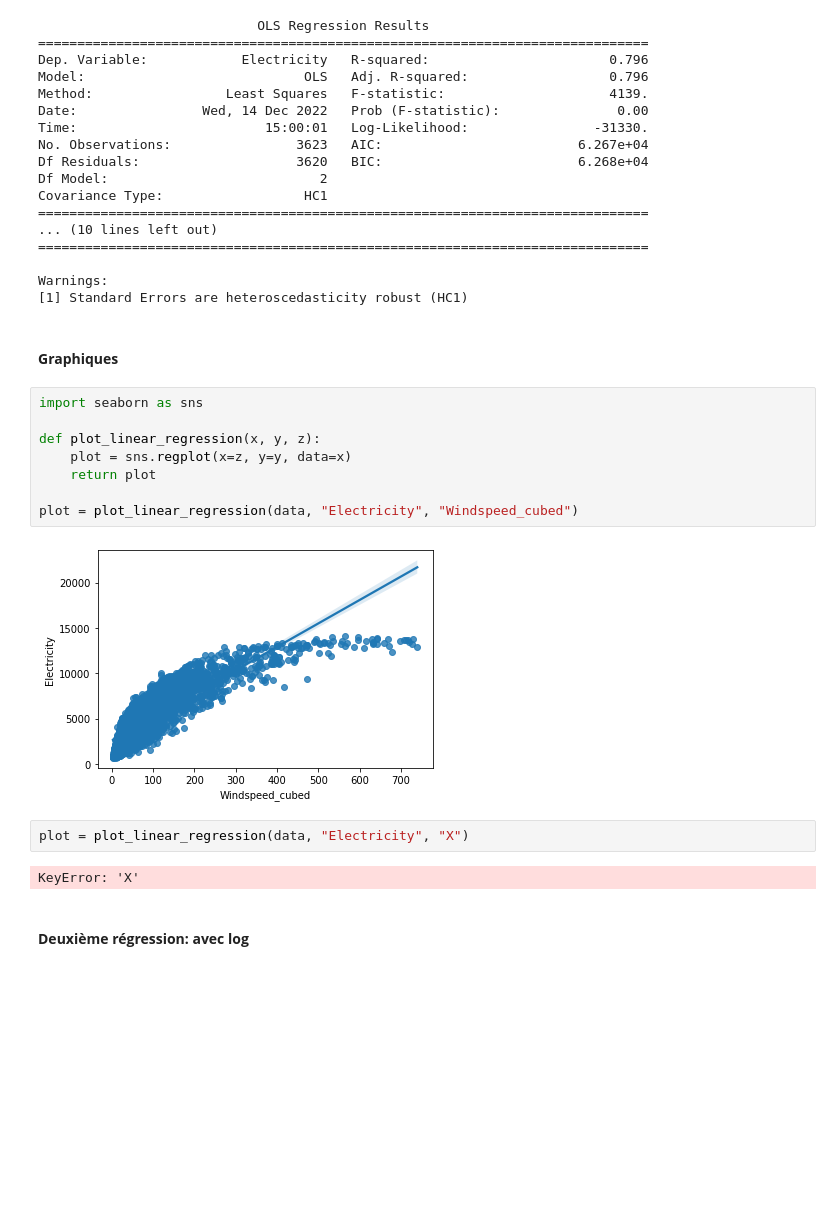
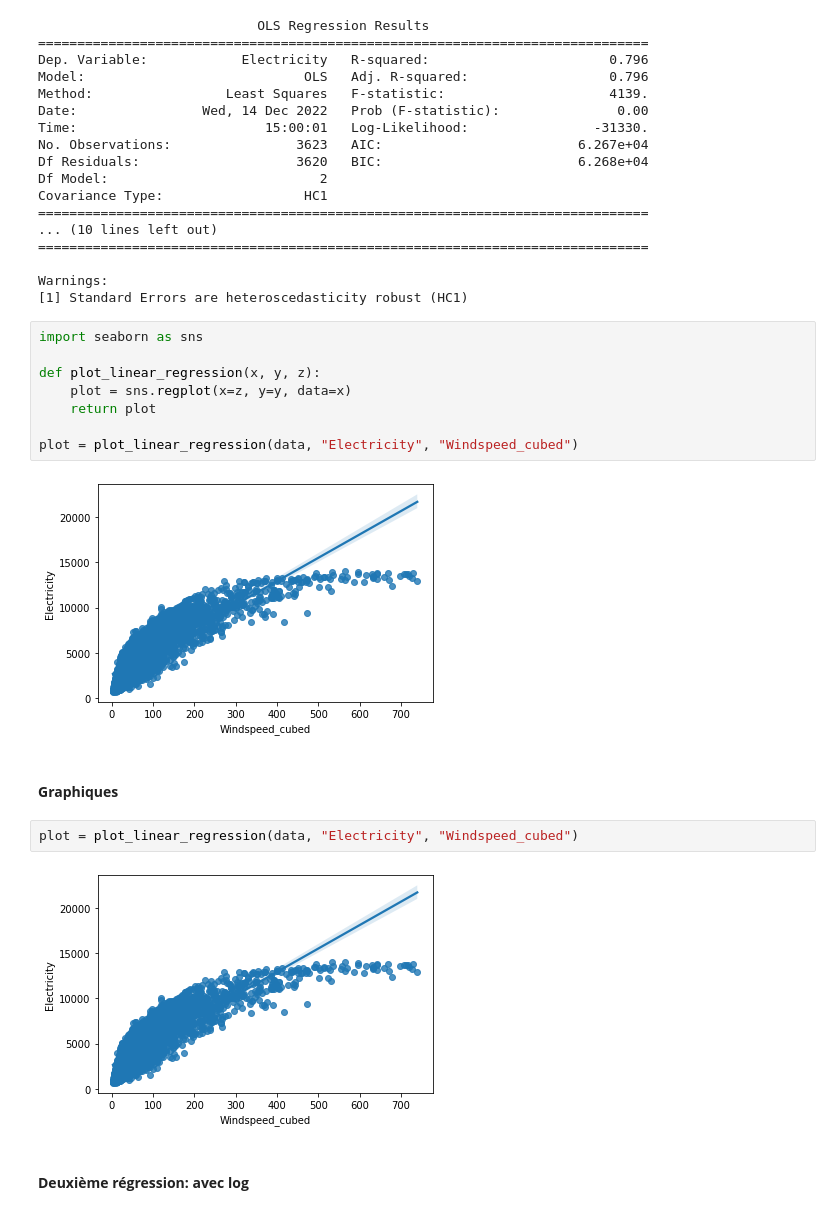
Before and after one commit to Basso42/Production-eolienne-ENSAE, a Jupyter notebook: Modélisation.ipynb, the cells around one changed output. Cells and saved outputs as stored; diff of their text form; blank space fills up the shorter version.

```diff
--- a/Modélisation.ipynb
+++ b/Modélisation.ipynb
@@ -368,22 +368,22 @@ Covariance Type:                  HC1
 
 Warnings:
 [1] Standard Errors are heteroscedasticity robust (HC1)
+# %%
+import seaborn as sns
+
+def plot_linear_regression(x, y, z):
+    plot = sns.regplot(x=z, y=y, data=x)
+    return plot
+
+plot = plot_linear_regression(data, "Electricity", "Windspeed_cubed")
+# %% [output]
+[figure, added]
 # %% [markdown]
 #### **Graphiques**
-# %%
-import seaborn as sns
-
-def plot_linear_regression(x, y, z):
-    plot = sns.regplot(x=z, y=y, data=x)
-    return plot
-
-plot = plot_linear_regression(data, "Electricity", "Windspeed_cubed")
-# %% [output]
-[figure, removed]
 # %%
-plot = plot_linear_regression(data, "Electricity", "X")
+plot = plot_linear_regression(data, "Electricity", "Windspeed_cubed")
 # %% [output]
-KeyError: 'X'
+[figure, added]
 # %% [markdown]
 #### **Deuxième régression: avec log**
 # %%
```
Also changed, not shown: parts of 13 cells of this notebook.
